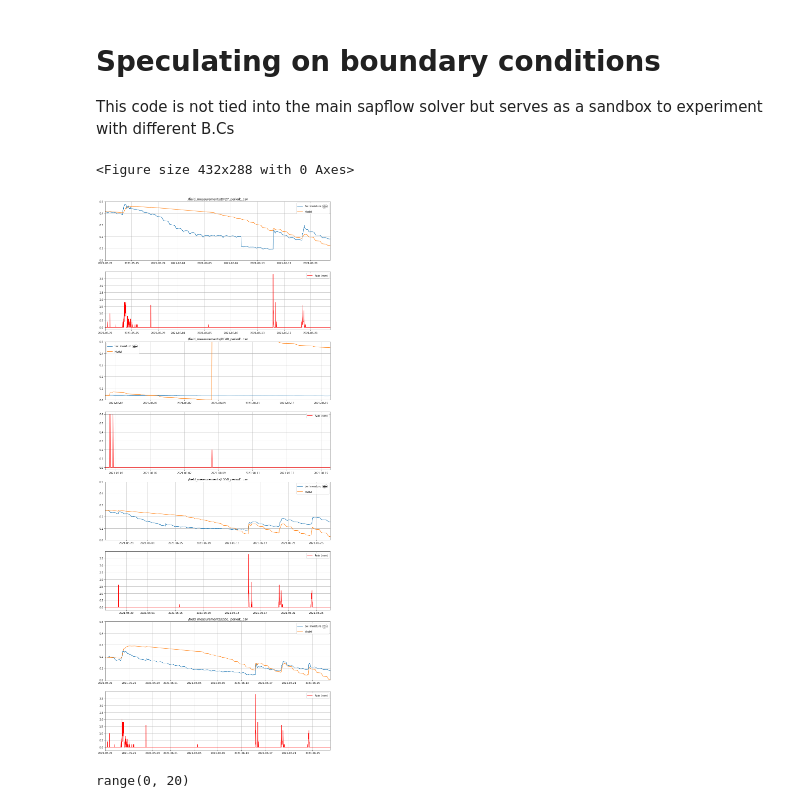
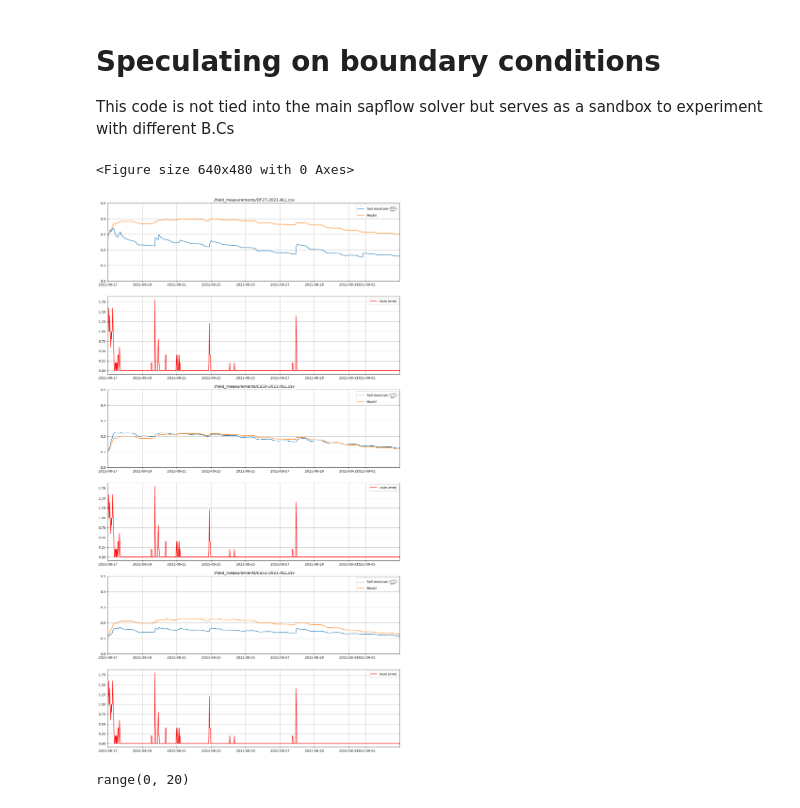
Before and after one commit to jpalacios84/sapflow, a Jupyter notebook: rain_to_surface_moisture.ipynb, the cells around one changed output. Cells and saved outputs as stored; diff of their text form; code cells hidden in the pictures.

```diff
--- a/rain_to_surface_moisture.ipynb
+++ b/rain_to_surface_moisture.ipynb
@@ -9,52 +9,59 @@ import matplotlib.pyplot as plt
 import warnings
 warnings.simplefilter("ignore")
 all_files =  [
-    './field_measurements/DF27_period1.csv',
-    './field_measurements/DF49_period1.csv',
-    './field_measurements/ES50_period1.csv',
-    './field_measurements/ES51_period1.csv'
+    './field_measurements/DF27-2021-ALL.csv',
+    './field_measurements/ES50-2021-ALL.csv',
+    './field_measurements/ES51-2021-ALL.csv'
     ]
-
+#['Date','Rain','PET','SV','SF','Soil_moisture','PSY']
 plt.clf()
 fig, axes = plt.subplots(len(all_files)*2,1, figsize=(16,10*len(all_files)))
 
+LAI = 1.5
+LAI_max = 6
+
 for j,filename in enumerate(all_files):
-    data = pd.read_csv(filename, parse_dates=['Unnamed: 0'])
-    #print(data.columns)
-    time_domain = data['Unnamed: 0'].values
-    rain = data['Rain(mm)'].values
-    pet= data['PET1(mm/h)'].values*0.5 #mm
-    soil_moisture = data['Soil moisture (cm3/cm3)'].values
+    data_all= pd.read_csv(filename, parse_dates=['Date'], index_col='Date')
+    data = data_all.loc['2021-08-17 00:00:00':'2021-09-02 23:30:00']
+    time_domain = data.index.values
+    rain = data['Rain'].values
+    pet= data['PET'].values #mm
+    soil_moisture = data['Soil_moisture'].values
 
     # Top boundary coondition model
     # θ ic cm3/cm3, rain in mm, dt in s
     # a1, a2 have units that depend on the model choice. These are used as wildcards.
     def bc(θ, rain, dt, a1, a2, pet):
-        return max(0, θ  - (dt)*a1*(pet*1000/1800) + ((dt)*a2*(rain*1000/1800))*(1/(θ))- 0.0001) #- 0.065*((rain*1000/1800)*θ)*(dt)
+        return max(0, θ  - (pet*0.5*0.1)/10 + (rain*0.5*0.1)/10)# 0.5 half an hour, 0.1 percentage of water that evaporates and enters the soil, respectively, mm=dm3 water per m3 of soil => 1/10 m3w/m3s
+        #return max(0, θ  - (dt)*a1*(pet*1000/1800) + ((dt)*a2*(rain*1000/1800))*(1/(θ)))#- 0.0001) #- 0.065*((rain*1000/1800)*θ)*(dt)
 
     model = np.zeros_like(rain)
     model[0] = soil_moisture[0]
     dt = 0.75
-    a1 = 0.007# 1/cm3solid
-    a2 = 0.002#
+    a1 = 0.25#
+    a2 = 0.10#
+
+
 
     for i,(r,p) in enumerate(zip(rain[1:],pet[1:])):
         model[i+1] = bc(model[i], r, dt, a1, a2,p)
+
+        #print((pet[i]*0.5*0.1)*100)
 
     axes[j*2].set_title(filename)
     axes[j*2].plot(time_domain, soil_moisture, label='Soil moisture $(\\frac{cm^3}{cm^3})$')
     axes[j*2].plot(time_domain, model, label=f'Model')
     axes[j*2].set_xlim([time_domain.min(), time_domain.max()])
     axes[j*2].set_ylim([0, 0.5])
     axes[j*2].legend()
     axes[j*2].grid()
     axes[j*2+1].plot(time_domain, rain, label='Rain $(mm)$', color='red')
     axes[j*2+1].set_xlim([time_domain.min(), time_domain.max()])
     axes[j*2+1].legend()
     axes[j*2+1].grid()
 # %% [output]
-<Figure size 432x288 with 0 Axes>
+<Figure size 640x480 with 0 Axes>
-[figure, old version]
+[figure, new version]
 # %%
 
 β=0.001
```
Also changed, not shown: 17 other files.
